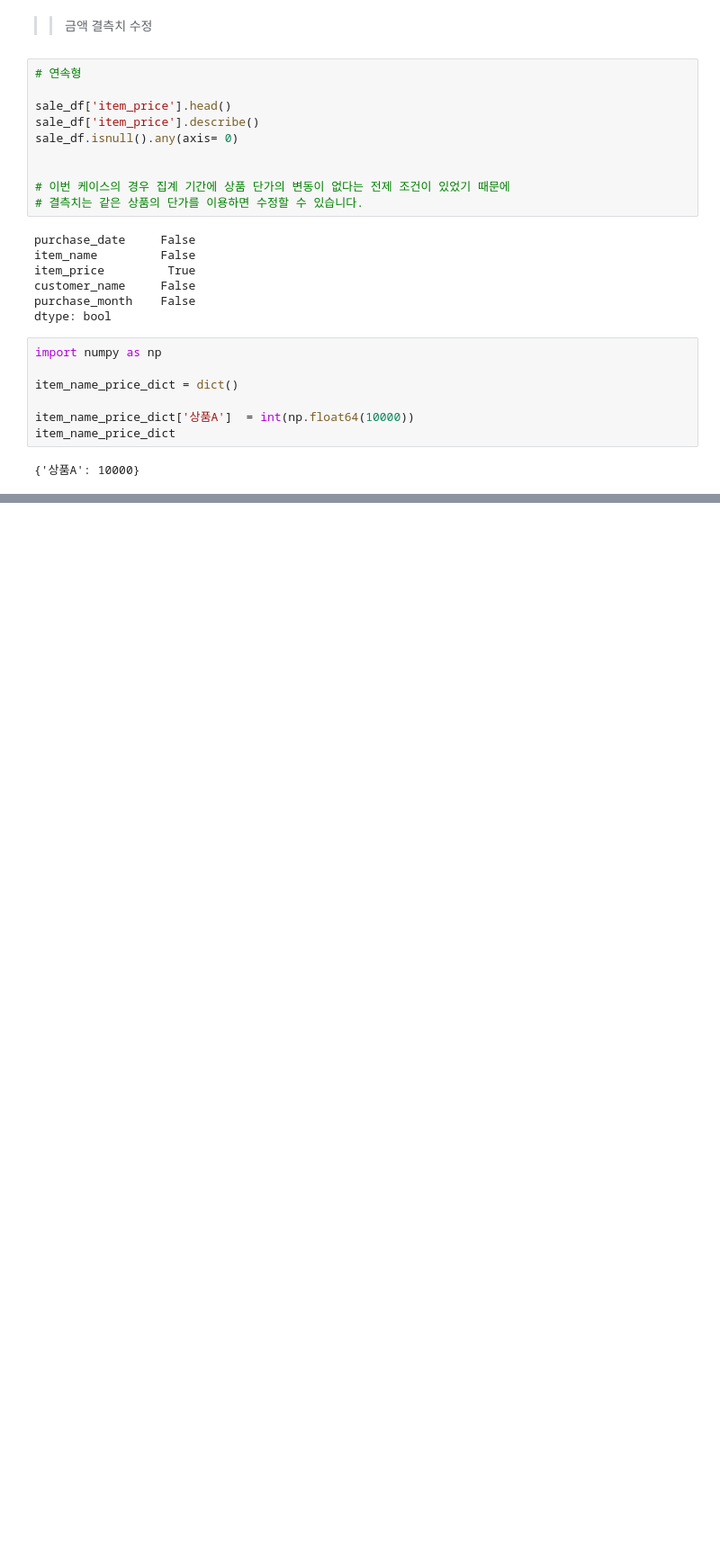
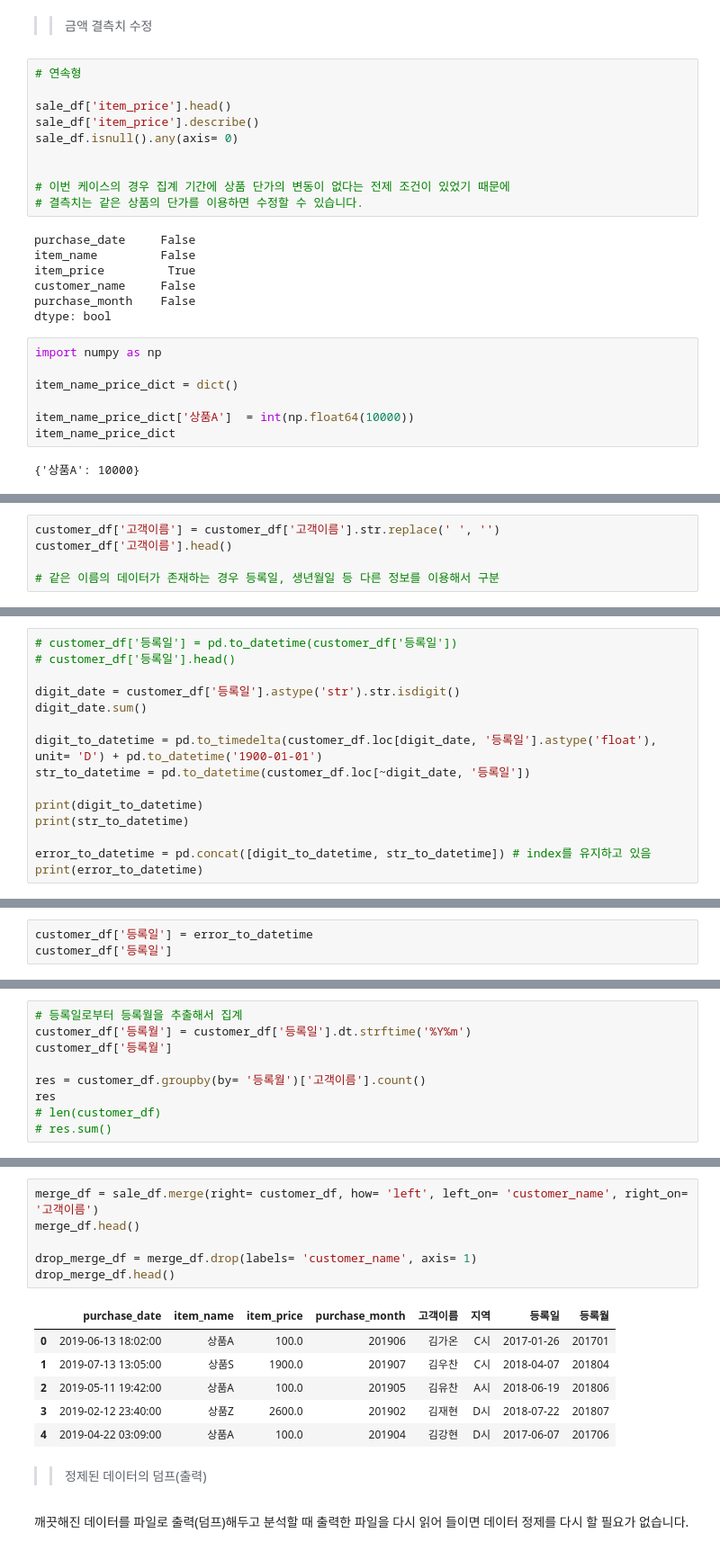
Before and after one commit to gmlwlswls/study_DataTechniques, a Jupyter notebook: 01. DataProcess/franchise_data_analysis.ipynb, the cells around one changed output, grey strips where cells are left out. Shown: that part at 90% size. Drawn from its saved outputs; the diff is of its cells as text; blank space fills up the shorter version.

```diff
--- a/01. DataProcess/franchise_data_analysis.ipynb
+++ b/01. DataProcess/franchise_data_analysis.ipynb
@@ -272,0 +356,5 @@ sale_df.head()
+# %%
+customer_df['고객이름'] = customer_df['고객이름'].str.replace(' ', '')
+customer_df['고객이름'].head()
+
+# 같은 이름의 데이터가 존재하는 경우 등록일, 생년월일 등 다른 정보를 이용해서 구분
@@ -272,0 +380,15 @@ sale_df.head()
+# %%
+# customer_df['등록일'] = pd.to_datetime(customer_df['등록일'])
+# customer_df['등록일'].head()
+
+digit_date = customer_df['등록일'].astype('str').str.isdigit()
+digit_date.sum()
+
+digit_to_datetime = pd.to_timedelta(customer_df.loc[digit_date, '등록일'].astype('float'), unit= 'D') + pd.to_datetime('1900-01-01')
+str_to_datetime = pd.to_datetime(customer_df.loc[~digit_date, '등록일'])
+
+print(digit_to_datetime)
+print(str_to_datetime)
+
+error_to_datetime = pd.concat([digit_to_datetime, str_to_datetime]) # index를 유지하고 있음
+print(error_to_datetime)
@@ -272,0 +413,3 @@ sale_df.head()
+# %%
+customer_df['등록일'] = error_to_datetime
+customer_df['등록일']
@@ -272,0 +429,9 @@ sale_df.head()
+# %%
+# 등록일로부터 등록월을 추출해서 집계
+customer_df['등록월'] = customer_df['등록일'].dt.strftime('%Y%m')
+customer_df['등록월']
+
+res = customer_df.groupby(by= '등록월')['고객이름'].count()
+res
+# len(customer_df)
+# res.sum()
@@ -272,0 +483,17 @@ sale_df.head()
+# %%
+merge_df = sale_df.merge(right= customer_df, how= 'left', left_on= 'customer_name', right_on= '고객이름')
+merge_df.head()
+
+drop_merge_df = merge_df.drop(labels= 'customer_name', axis= 1)
+drop_merge_df.head()
+# %% [output]
+|  | purchase_date | item_name | item_price | purchase_month | 고객이름 | 지역 | 등록일 | 등록월 |
+| 0 | 2019-06-13 18:02:00 | 상품A | 100.0 | 201906 | 김가온 | C시 | 2017-01-26 | 201701 |
+| 1 | 2019-07-13 13:05:00 | 상품S | 1900.0 | 201907 | 김우찬 | C시 | 2018-04-07 | 201804 |
+| 2 | 2019-05-11 19:42:00 | 상품A | 100.0 | 201905 | 김유찬 | A시 | 2018-06-19 | 201806 |
+| 3 | 2019-02-12 23:40:00 | 상품Z | 2600.0 | 201902 | 김재현 | D시 | 2018-07-22 | 201807 |
+| 4 | 2019-04-22 03:09:00 | 상품A | 100.0 | 201904 | 김강현 | D시 | 2017-06-07 | 201706 |
+# %% [markdown]
+>> 정제된 데이터의 덤프(출력)
+# %% [markdown]
+깨끗해진 데이터를 파일로 출력(덤프)해두고 분석할 때 출력한 파일을 다시 읽어 들이면 데이터 정제를 다시 할 필요가 없습니다.
```
Also changed, not shown: parts of 29 cells of this notebook, 1 other file.
